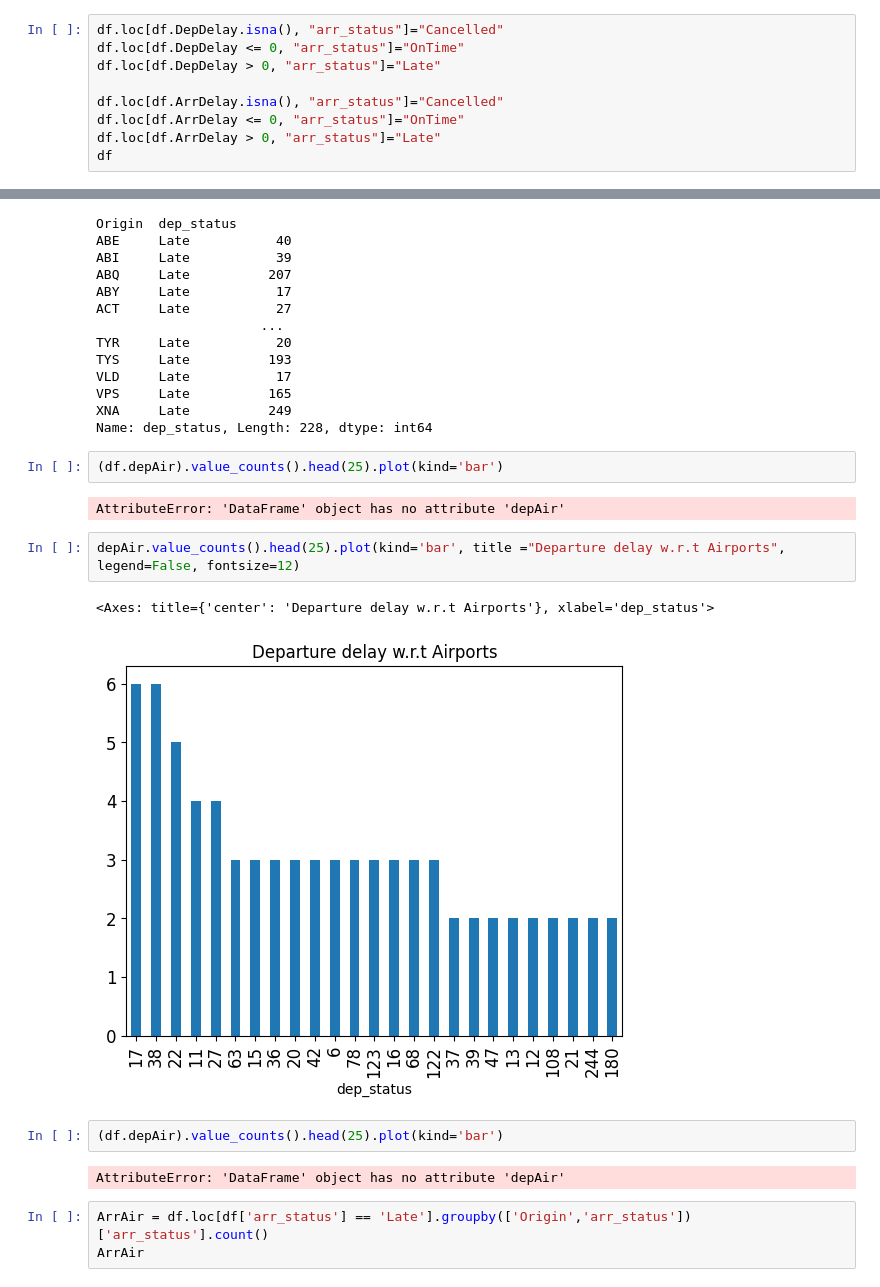
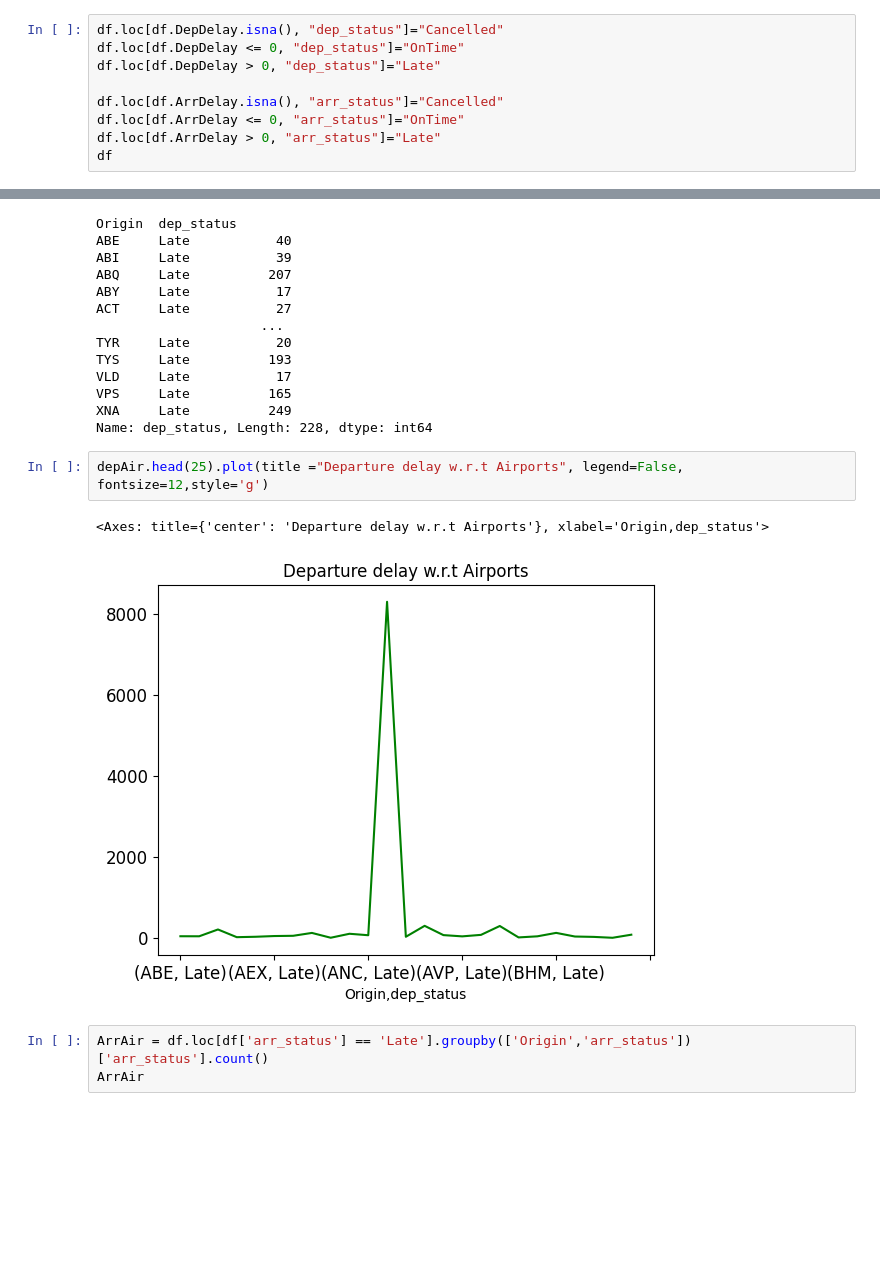
Before and after one commit to aditipandey017/Flight-data-analysis, a Jupyter notebook: Flight_set/flightset.ipynb, the cells around one changed output, grey strips where cells are left out. Drawn from its saved outputs; the diff is of its cells as text; blank space fills up the shorter version.

Commit message:
Flight data analysis

```diff
--- a/Flight_set/flightset.ipynb
+++ b/Flight_set/flightset.ipynb
@@ -261,9 +261,9 @@ get_dep_status(np.nan)
 # %%
 # df['dep_status']=df.DepDelay.apply(get_dep_status)
 # %%
-df.loc[df.DepDelay.isna(), "arr_status"]="Cancelled"
-df.loc[df.DepDelay <= 0, "arr_status"]="OnTime"
-df.loc[df.DepDelay > 0, "arr_status"]="Late"
+df.loc[df.DepDelay.isna(), "dep_status"]="Cancelled"
+df.loc[df.DepDelay <= 0, "dep_status"]="OnTime"
+df.loc[df.DepDelay > 0, "dep_status"]="Late"
 
 df.loc[df.ArrDelay.isna(), "arr_status"]="Cancelled"
 df.loc[df.ArrDelay <= 0, "arr_status"]="OnTime"
@@ -411,19 +411,11 @@ VLD     Late           17
 VPS     Late          165
 XNA     Late          249
 Name: dep_status, Length: 228, dtype: int64
-# %%
-(df.depAir).value_counts().head(25).plot(kind='bar')
-# %% [output]
-AttributeError: 'DataFrame' object has no attribute 'depAir'
 # %%
-depAir.value_counts().head(25).plot(kind='bar', title ="Departure delay w.r.t Airports",  legend=False, fontsize=12)
+depAir.head(25).plot(title ="Departure delay w.r.t Airports", legend=False, fontsize=12,style='g')
 # %% [output]
-<Axes: title={'center': 'Departure delay w.r.t Airports'}, xlabel='dep_status'>
+<Axes: title={'center': 'Departure delay w.r.t Airports'}, xlabel='Origin,dep_status'>
-[figure, old version]
+[figure, new version]
-# %%
-(df.depAir).value_counts().head(25).plot(kind='bar')
-# %% [output]
-AttributeError: 'DataFrame' object has no attribute 'depAir'
 # %%
 ArrAir = df.loc[df['arr_status'] == 'Late'].groupby(['Origin','arr_status'])['arr_status'].count()
 ArrAir
```
Also changed, not shown: parts of 17 cells of this notebook.
